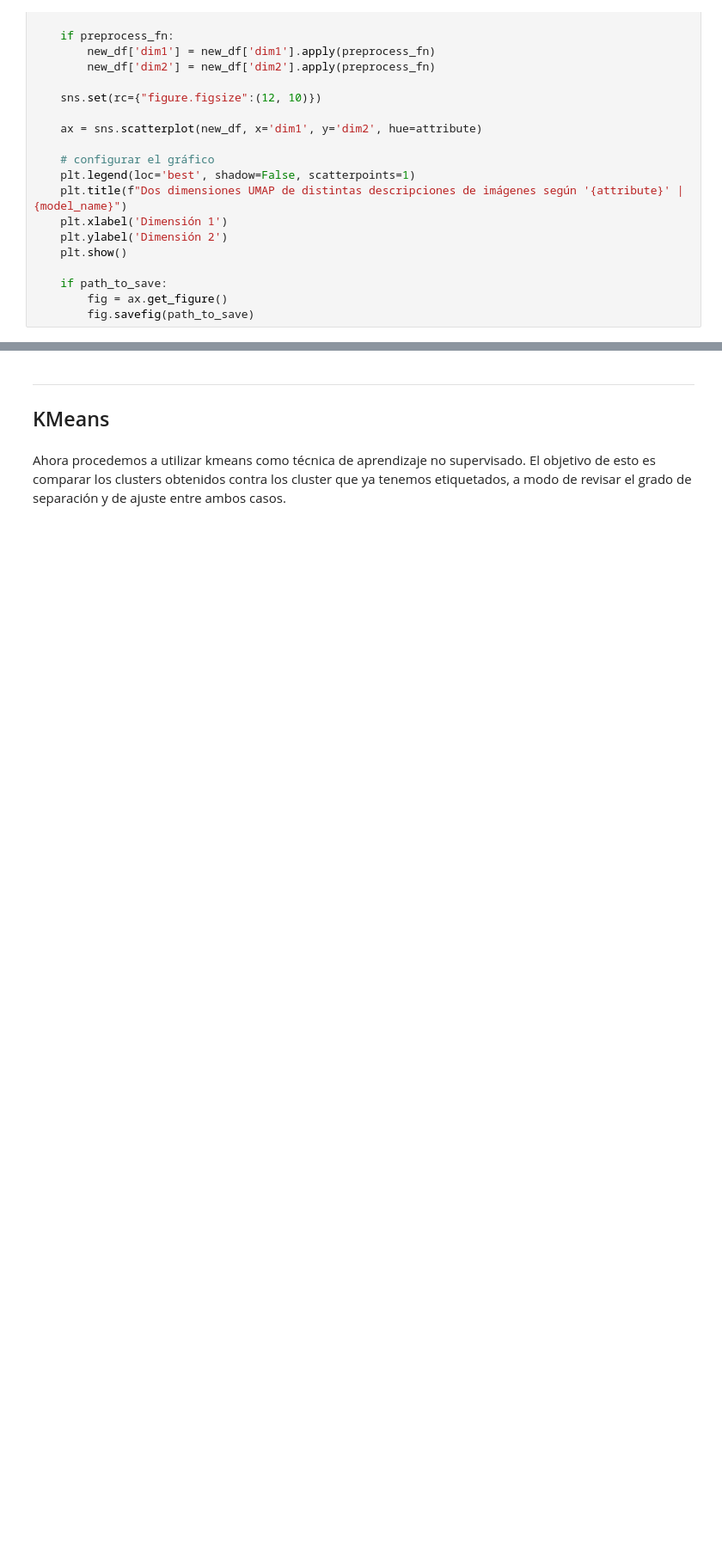
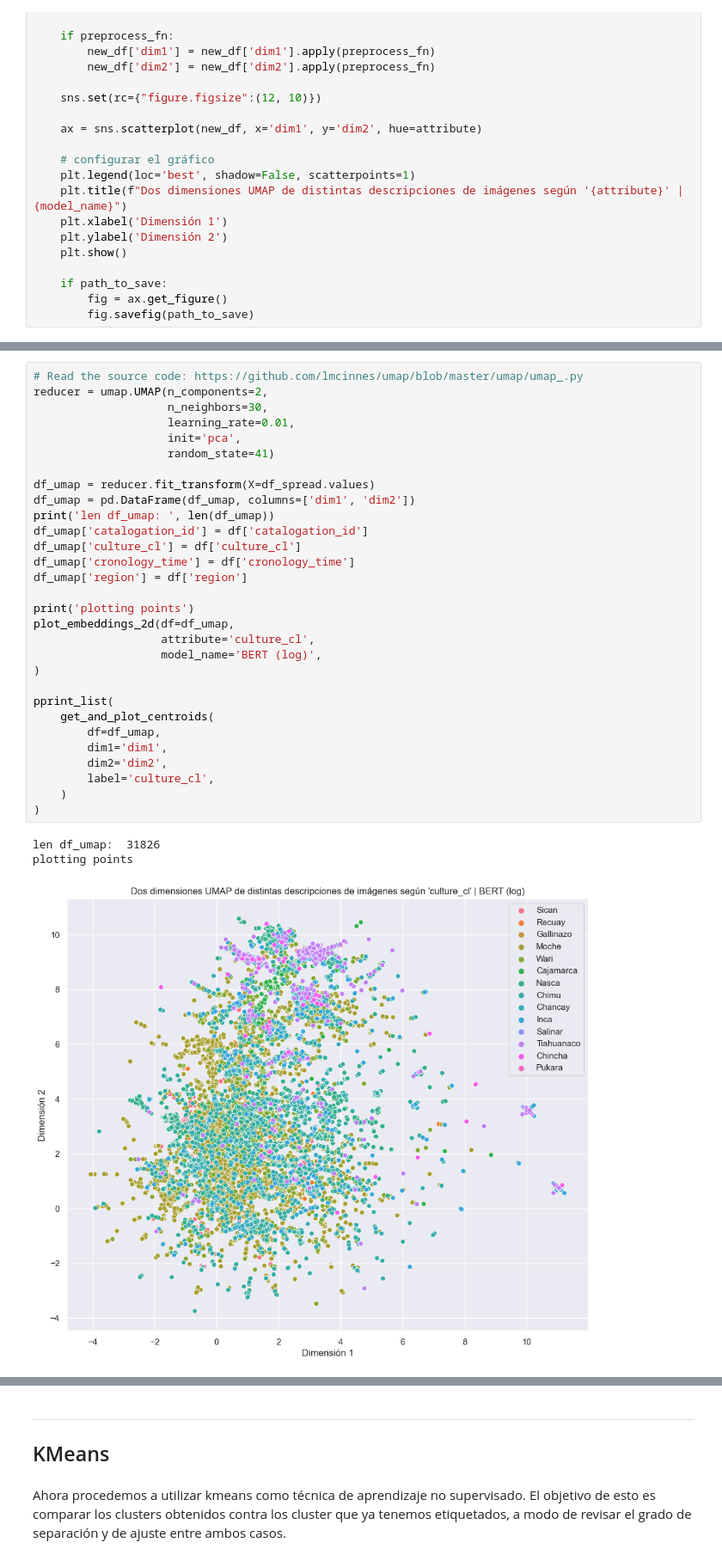
Before and after one commit to lldavico/fondecyt-larco-culture-images, a Jupyter notebook: code/plotting/kmeans.ipynb, the cells around one changed output, grey strips where cells are left out. Shown at 86% size. Drawn from its saved outputs; the diff is of its cells as text; blank space fills up the shorter version.

```diff
--- a/code/plotting/kmeans.ipynb
+++ b/code/plotting/kmeans.ipynb
@@ -182,0 +220,34 @@ def plot_embeddings_2d(df,
+# %%
+# Read the source code: https://github.com/lmcinnes/umap/blob/master/umap/umap_.py
+reducer = umap.UMAP(n_components=2,
+                    n_neighbors=30,
+                    learning_rate=0.01,
+                    init='pca',
+                    random_state=41)
+
+df_umap = reducer.fit_transform(X=df_spread.values)
+df_umap = pd.DataFrame(df_umap, columns=['dim1', 'dim2'])
+print('len df_umap: ', len(df_umap))
+df_umap['catalogation_id'] = df['catalogation_id']
+df_umap['culture_cl'] = df['culture_cl']
+df_umap['cronology_time'] = df['cronology_time']
+df_umap['region'] = df['region']
+
+print('plotting points')
+plot_embeddings_2d(df=df_umap,
+                   attribute='culture_cl',
+                   model_name='BERT (log)',
+)
+
+pprint_list(
+    get_and_plot_centroids(
+        df=df_umap,
+        dim1='dim1',
+        dim2='dim2',
+        label='culture_cl',
+    )
+)
+# %% [output]
+len df_umap:  31826
+plotting points
+[figure, added]
```
Also changed, not shown: parts of 20 cells of this notebook.
